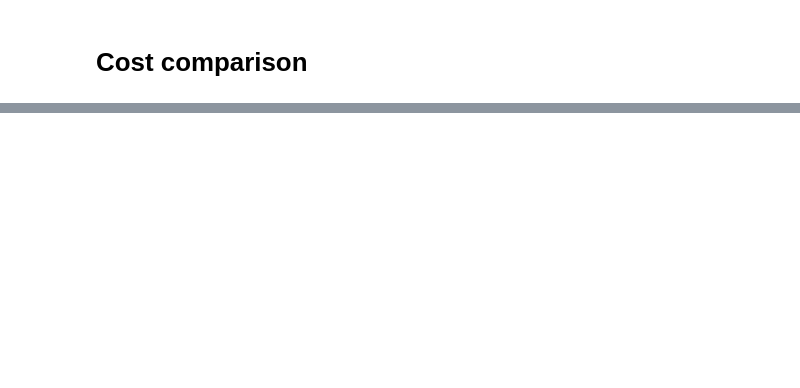
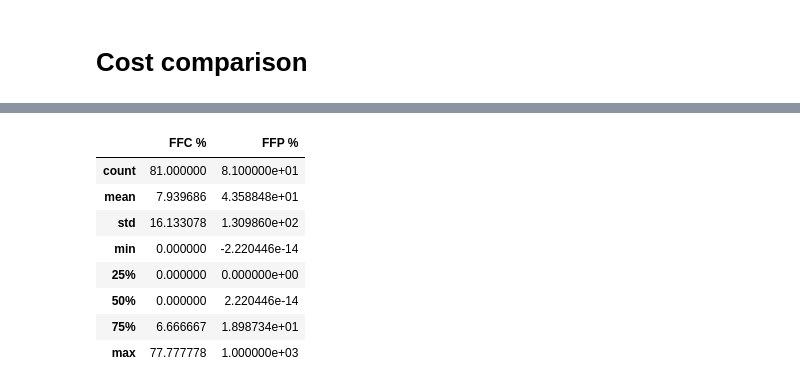
Before and after one commit to asi-uniovi/conlloovia_exp, a Jupyter notebook: ExpSize.ipynb, the cells around one changed output, grey strips where cells are left out. Saved outputs shown, nothing was run; the diff lists cells and outputs as text; code cells hidden in the pictures; blank space fills up the shorter version.

```diff
--- a/ExpSize.ipynb
+++ b/ExpSize.ipynb
@@ -839,19 +911,0 @@ max    205600.000000  60.000000  750.000000
-# %%
-from conlloovia.visualization import ProblemPrettyPrinter, SolutionPrettyPrinter
-
-# Put in df_cost_diff the difference between the cost of conlloovia and first fit 2 cores desc
-mode = "unrestricted"
-allocator = "FFC"
-df_cost_diff = df_stats_gr[mode][
-    df_stats_gr[mode].status[allocator] == Status.INTEGER_FEASIBLE
-].cost.copy()
-df_cost_diff["pct_change"] = (
-    df_cost_diff[["conlloovia", allocator]].pct_change(axis=1)[allocator] * 100
-)
-df_cost_diff["diff"] = df_cost_diff[allocator] - df_cost_diff.conlloovia
-
-
-# Find the experiment number with the biggest difference in percentage
-max_diff_exp = df_cost_diff.sort_values(by="pct_change", ascending=False).head(1)
-display(max_diff_exp)
-max_diff_exp_num = max_diff_exp.index[0]
@@ -974,17 +911,0 @@ KeyError: 'FFC'
-# %%
-# Put in df_cost_diff the difference between the cost of conlloovia and first fit 2 cores desc
-mode = "restricted"
-allocator = "FFC"
-df_cost_diff = df_stats_gr[mode][
-    df_stats_gr[mode].status[allocator] == Status.INTEGER_FEASIBLE
-].cost.copy()
-df_cost_diff["pct_change"] = (
-    df_cost_diff[["conlloovia", allocator]].pct_change(axis=1)[allocator] * 100
-)
-df_cost_diff["diff"] = df_cost_diff[allocator] - df_cost_diff.conlloovia
-
-
-# Find the experiment number with the biggest difference in percentage
-max_diff_exp = df_cost_diff.sort_values(by="pct_change", ascending=False).head(1)
-display(max_diff_exp)
-max_diff_exp_num = max_diff_exp.index[0]
@@ -1129,0 +912,12 @@ Total cost: 8.0 usd
+# %%
+df_cost_diff[["FFC %", "FFP %"]].describe()
+# %% [output]
+|  | FFC % | FFP % |
+| count | 81.000000 | 8.100000e+01 |
+| mean | 7.939686 | 4.358848e+01 |
+| std | 16.133078 | 1.309860e+02 |
+| min | 0.000000 | -2.220446e-14 |
+| 25% | 0.000000 | 0.000000e+00 |
+| 50% | 0.000000 | 2.220446e-14 |
+| 75% | 6.666667 | 1.898734e+01 |
+| max | 77.777778 | 1.000000e+03 |
```
Also changed, not shown: parts of 19 cells of this notebook, 3 other files.
